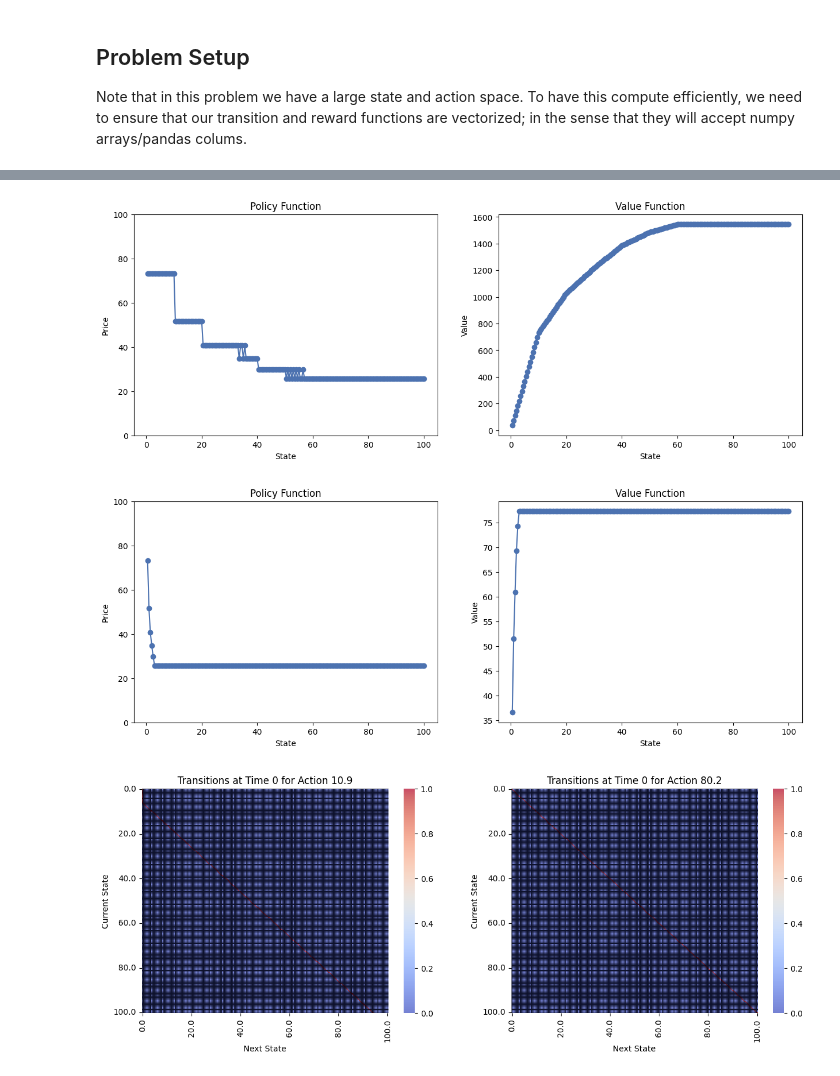
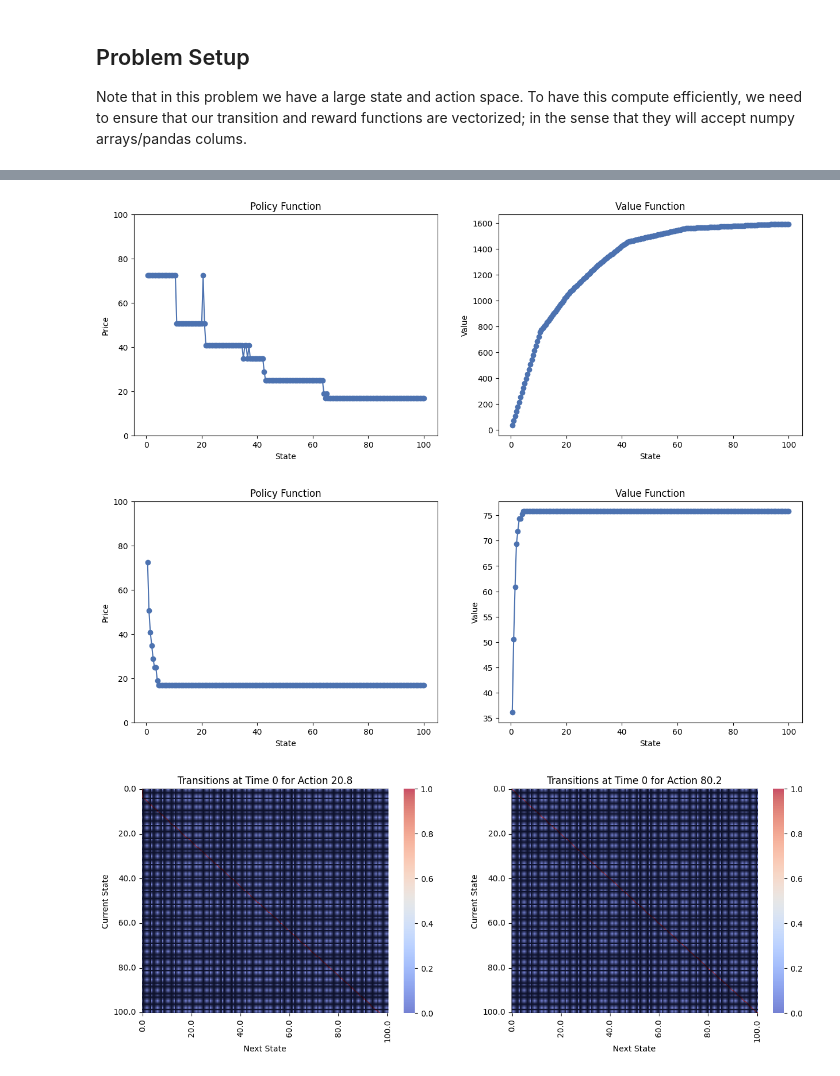
Before and after one commit to Brad-Pfeil/markov-decision-process, a Jupyter notebook: src/examples/example_3.ipynb, the cells around one changed output, grey strips where cells are left out. Drawn from its saved outputs; the diff is of its cells as text; code cells hidden in the pictures.

Commit message:
fix: tweak demand curves

```diff
--- a/src/examples/example_3.ipynb
+++ b/src/examples/example_3.ipynb
@@ -88,9 +88,9 @@ class MDPProblem(TimeAugmentedMDP):
 
         self.S: list[float] = np.linspace(0, max_capacity, 201).tolist()
 
-        self.A: list[float] = np.linspace(1, 100, 101).tolist()
+        self.A: list[float] = np.linspace(1, 100, 51).tolist()
 
-        self.T: list[int] = np.arange(20).tolist()
+        self.T: list[int] = np.arange(-30,1).tolist()
 
         return None
 
@@ -130,36 +130,36 @@ Wall time: 34.5 s
 # Note that most of the time here is spent setting up the matrices. The actual
 # solve time is neglitible.
 # %%
-period = 0
+period = -20
 
 x = mdp.policy_function[period].keys()
 policy = mdp.policy_function[period].values()
 value = mdp.value_function[period].values()
 
 # Remove state 0
 x = list(x)[1:]
 policy = list(policy)[1:]
 value = list(value)[1:]
 
 
 fig, ax = plt.subplots(1, 2, figsize=(15, 5))
 
 ax[0].scatter(x, policy)
 ax[0].plot(x, policy)
 ax[0].set_title("Policy Function")
 ax[0].set_xlabel("State")
 ax[0].set_ylabel("Price")
 ax[0].set_ylim(0, 100)
 
 ax[1].scatter(x, value)
 ax[1].plot(x, value)
 ax[1].set_title("Value Function")
 ax[1].set_xlabel("State")
 ax[1].set_ylabel("Value")
 
 plt.show()
 # %% [output]
-[figure, old version]
+[figure, new version]
 # %%
 # Hey! That's a monotone value function, that's good! More of the state should be better than less.
 
@@ -194,7 +194,7 @@ ax[1].set_ylabel("Value")
 
 plt.show()
 # %% [output]
-[figure, old version]
+[figure, new version]
 # %%
 # If there's only one selling period left, then it makes sense that we should set a lower price to sell more if we have lots of spare capacity.
 
```
Also changed, not shown: parts of 9 cells of this notebook.
